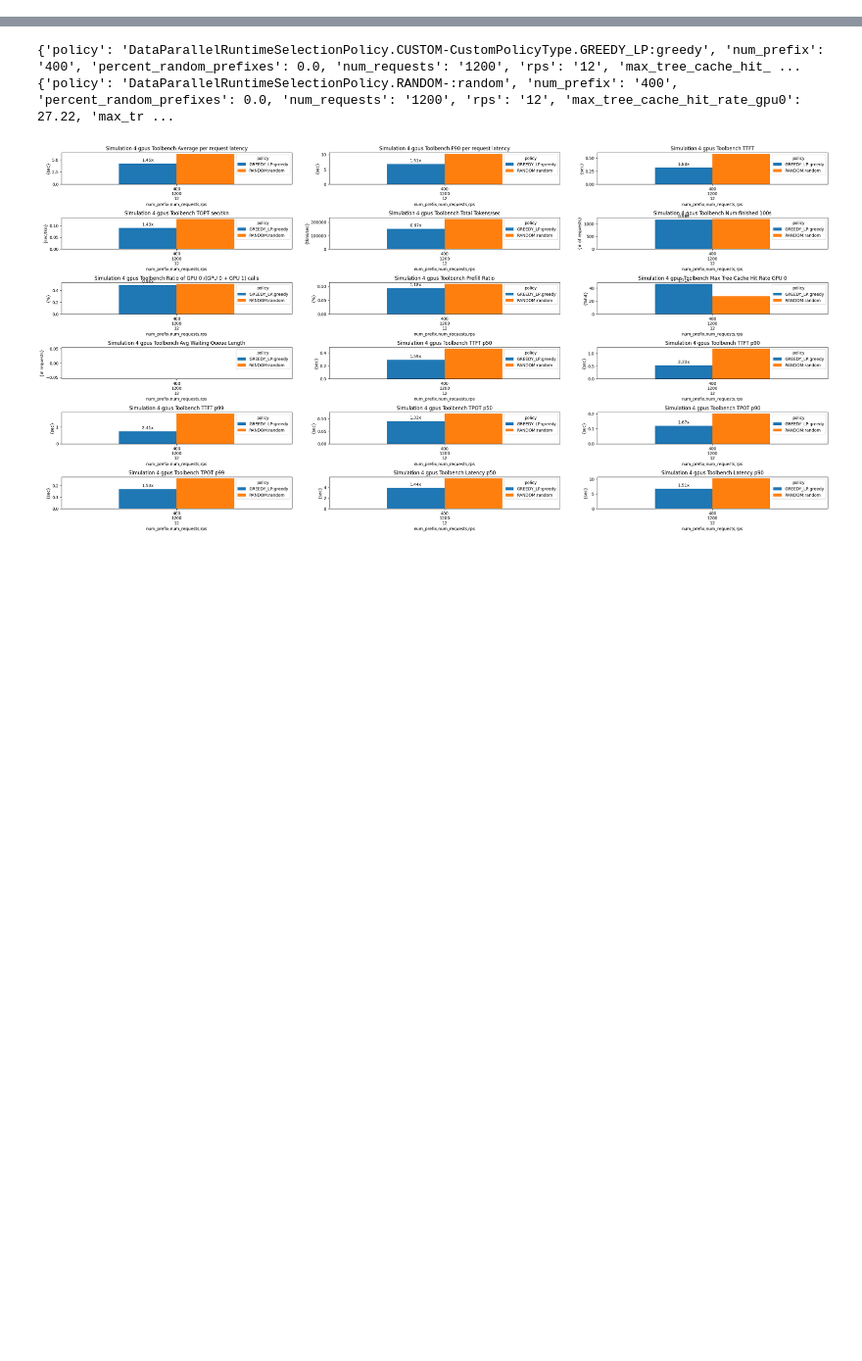
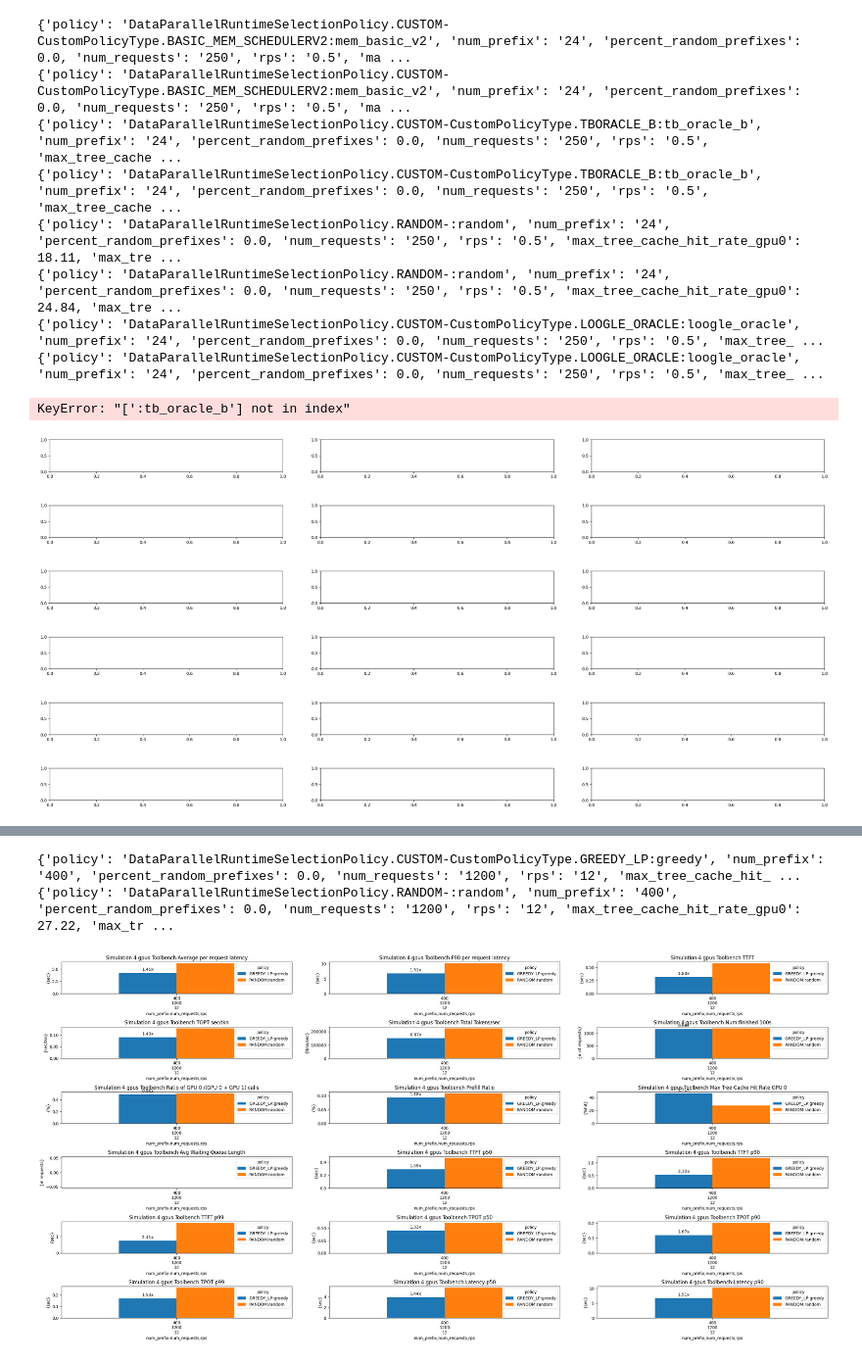
Before and after one commit to WukLab/preble, a Jupyter notebook: multi_node/benchmarks/plot_rps_results.ipynb, the cells around one changed output, grey strips where cells are left out. Shown at 98% size. Drawn from its saved outputs; the diff is of its cells as text; code cells hidden in the pictures; blank space fills up the shorter version.

```diff
--- a/multi_node/benchmarks/plot_rps_results.ipynb
+++ b/multi_node/benchmarks/plot_rps_results.ipynb
@@ -405,0 +396,19 @@ plot_metrics(metrics, "2 gpus Toolbench", global_metric_dfs=greedy_exp, baseline
+# %%
+log_file = 'basic_mem_scheduler_comp/real_loogle/real_loogle_v4.log'
+param_keys = ["model_name", "num_prefix", "percent_random_prefixes", "num_requests", "rps", "policy", "exp_time"]
+metrics = extract_metrics(log_file, param_keys, max_gpus=2)
+greedy_exp = {}
+plot_metrics(metrics, "2 gpus Real Loogle", global_metric_dfs=greedy_exp, baseline_key="RANDOM:random", ax_dims=(6,3), global_metric_columns=[
+   "BASIC_MEM_SCHEDULERV2:mem_basic_v2", "LOOGLE_ORACLE:loogle_oracle", "RANDOM:random"
+])
+# %% [output]
+{'policy': 'DataParallelRuntimeSelectionPolicy.CUSTOM-CustomPolicyType.BASIC_MEM_SCHEDULERV2:mem_basic_v2', 'num_prefix': '24', 'percent_random_prefixes': 0.0, 'num_requests': '250', 'rps': '0.5', 'ma ...
+{'policy': 'DataParallelRuntimeSelectionPolicy.CUSTOM-CustomPolicyType.BASIC_MEM_SCHEDULERV2:mem_basic_v2', 'num_prefix': '24', 'percent_random_prefixes': 0.0, 'num_requests': '250', 'rps': '0.5', 'ma ...
+{'policy': 'DataParallelRuntimeSelectionPolicy.CUSTOM-CustomPolicyType.TBORACLE_B:tb_oracle_b', 'num_prefix': '24', 'percent_random_prefixes': 0.0, 'num_requests': '250', 'rps': '0.5', 'max_tree_cache ...
+{'policy': 'DataParallelRuntimeSelectionPolicy.CUSTOM-CustomPolicyType.TBORACLE_B:tb_oracle_b', 'num_prefix': '24', 'percent_random_prefixes': 0.0, 'num_requests': '250', 'rps': '0.5', 'max_tree_cache ...
+{'policy': 'DataParallelRuntimeSelectionPolicy.RANDOM-:random', 'num_prefix': '24', 'percent_random_prefixes': 0.0, 'num_requests': '250', 'rps': '0.5', 'max_tree_cache_hit_rate_gpu0': 18.11, 'max_tre ...
+{'policy': 'DataParallelRuntimeSelectionPolicy.RANDOM-:random', 'num_prefix': '24', 'percent_random_prefixes': 0.0, 'num_requests': '250', 'rps': '0.5', 'max_tree_cache_hit_rate_gpu0': 24.84, 'max_tre ...
+{'policy': 'DataParallelRuntimeSelectionPolicy.CUSTOM-CustomPolicyType.LOOGLE_ORACLE:loogle_oracle', 'num_prefix': '24', 'percent_random_prefixes': 0.0, 'num_requests': '250', 'rps': '0.5', 'max_tree_ ...
+{'policy': 'DataParallelRuntimeSelectionPolicy.CUSTOM-CustomPolicyType.LOOGLE_ORACLE:loogle_oracle', 'num_prefix': '24', 'percent_random_prefixes': 0.0, 'num_requests': '250', 'rps': '0.5', 'max_tree_ ...
+KeyError: "[':tb_oracle_b'] not in index"
+[figure, added]
```
Also changed, not shown: parts of 5 cells of this notebook, 10 other files.
